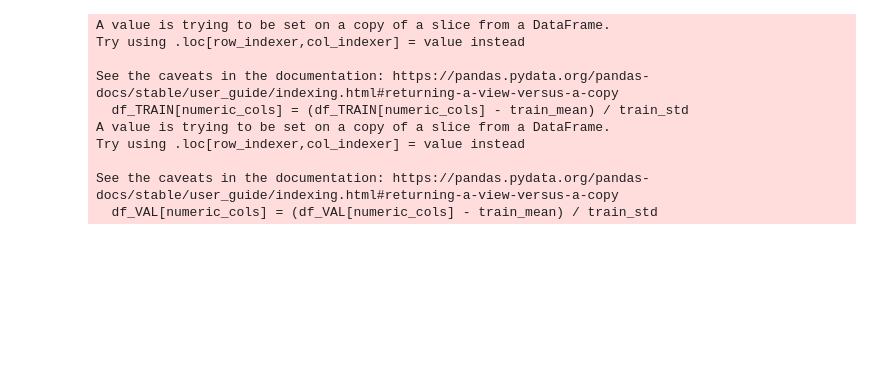
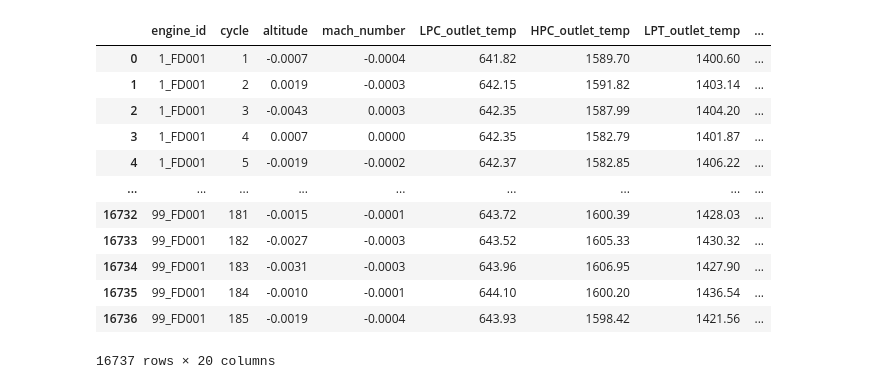
Before and after one commit to riccardocelin/CMAPSS_Jet_engine_predictive_maintenance, a Jupyter notebook: training_TF.ipynb, the cells around one changed output. Drawn from its saved outputs; the diff is of its cells as text; code cells hidden in the pictures; blank space fills up the shorter version.

```diff
--- a/training_TF.ipynb
+++ b/training_TF.ipynb
@@ -7,6 +7,22 @@ import matplotlib.pyplot as plt
 
 df = pd.read_csv('data/train_data.csv')
 df_TEST = pd.read_csv('data/test_data.csv')
+# %%
+df
+# %% [output]
+|  | engine_id | cycle | altitude | mach_number | LPC_outlet_temp | HPC_outlet_temp | LPT_outlet_temp | ... |
+| 0 | 1_FD001 | 1 | -0.0007 | -0.0004 | 641.82 | 1589.70 | 1400.60 | ... |
+| 1 | 1_FD001 | 2 | 0.0019 | -0.0003 | 642.15 | 1591.82 | 1403.14 | ... |
+| 2 | 1_FD001 | 3 | -0.0043 | 0.0003 | 642.35 | 1587.99 | 1404.20 | ... |
+| 3 | 1_FD001 | 4 | 0.0007 | 0.0000 | 642.35 | 1582.79 | 1401.87 | ... |
+| 4 | 1_FD001 | 5 | -0.0019 | -0.0002 | 642.37 | 1582.85 | 1406.22 | ... |
+| ... | ... | ... | ... | ... | ... | ... | ... | ... |
+| 16732 | 99_FD001 | 181 | -0.0015 | -0.0001 | 643.72 | 1600.39 | 1428.03 | ... |
+| 16733 | 99_FD001 | 182 | -0.0027 | -0.0003 | 643.52 | 1605.33 | 1430.32 | ... |
+| 16734 | 99_FD001 | 183 | -0.0031 | -0.0003 | 643.96 | 1606.95 | 1427.90 | ... |
+| 16735 | 99_FD001 | 184 | -0.0010 | -0.0001 | 644.10 | 1600.20 | 1436.54 | ... |
+| 16736 | 99_FD001 | 185 | -0.0019 | -0.0004 | 643.93 | 1598.42 | 1421.56 | ... |
+16737 rows × 20 columns
 # %%
 column_names = df.columns.tolist()
 # %%
@@ -49,14 +65,13 @@ train_std = df_TRAIN[numeric_cols].std()
 df_TRAIN[numeric_cols] = (df_TRAIN[numeric_cols] - train_mean) / train_std
 df_VAL[numeric_cols] = (df_VAL[numeric_cols] - train_mean) / train_std
 df_TEST[numeric_cols] = (df_TEST[numeric_cols] - train_mean) / train_std
+
+norm_vals = {
+    'X_mean': train_mean[train_mean.index != 'RUL'].to_numpy().tolist(),
+    'X_std': train_std[train_std.index != 'RUL'].to_numpy().tolist(),
+    'y_mean': train_mean[train_mean.index == 'RUL'].to_numpy().tolist(),
+    'y_std': train_std[train_std.index == 'RUL'].to_numpy().tolist()
+}
+
+artifacts = {}
+artifacts['normalization_factors'] = norm_vals
-# %% [output]
-A value is trying to be set on a copy of a slice from a DataFrame.
-Try using .loc[row_indexer,col_indexer] = value instead
-
-See the caveats in the documentation: https://pandas.pydata.org/pandas-docs/stable/user_guide/indexing.html#returning-a-view-versus-a-copy
-  df_TRAIN[numeric_cols] = (df_TRAIN[numeric_cols] - train_mean) / train_std
-A value is trying to be set on a copy of a slice from a DataFrame.
-Try using .loc[row_indexer,col_indexer] = value instead
-
-See the caveats in the documentation: https://pandas.pydata.org/pandas-docs/stable/user_guide/indexing.html#returning-a-view-versus-a-copy
-  df_VAL[numeric_cols] = (df_VAL[numeric_cols] - train_mean) / train_std
```
Also changed, not shown: parts of 11 cells of this notebook, 4 other files.
